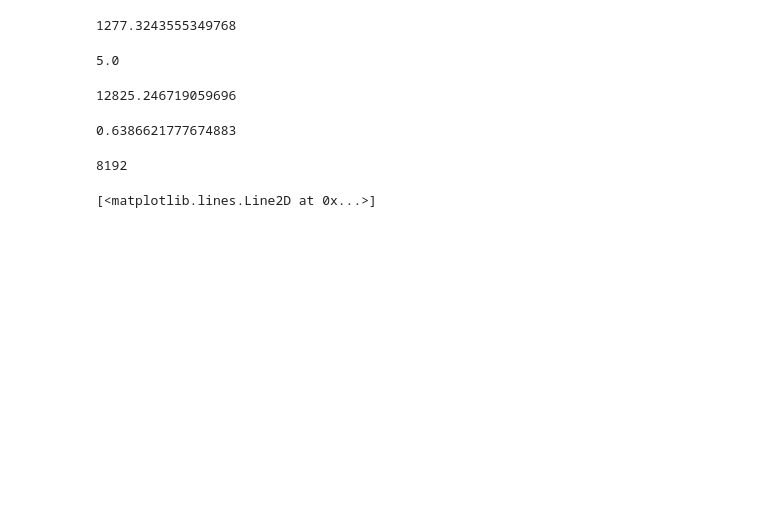
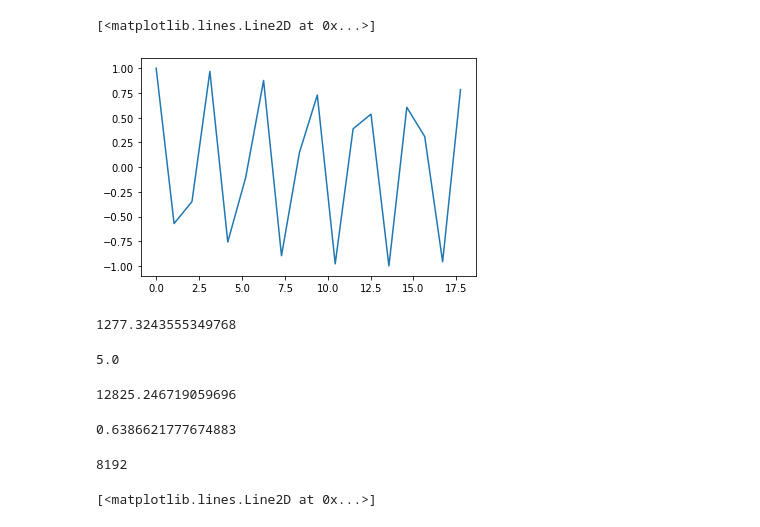
Before and after one commit to sejin8642/ftnmr, a Jupyter notebook: scripts/nb.ipynb, the cells around one changed output. Drawn from its saved outputs; the diff is of its cells as text; code cells hidden in the pictures; blank space fills up the shorter version.

```diff
--- a/scripts/nb.ipynb
+++ b/scripts/nb.ipynb
@@ -45,3 +77,8 @@ sg = fid(T2=2000, shift=5.0, shift_maximum=20.0)
+# %%
+plt.plot(t[:18], cos[:18])
+# %% [output]
+[<matplotlib.lines.Line2D at 0x...>]
+[figure, added]
 # %%
 sg.f_s*1000
 # %% [output]
```
Also changed, not shown: parts of 31 cells of this notebook, 1 other file.
